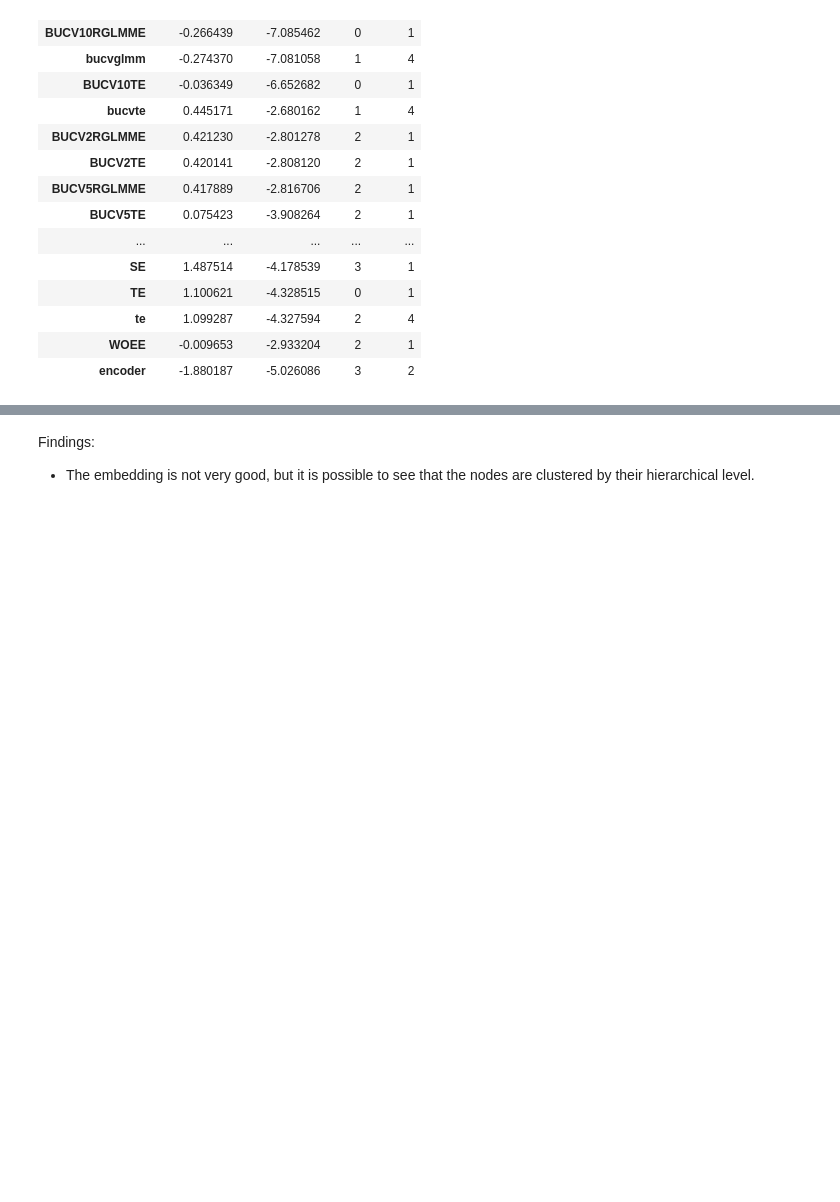
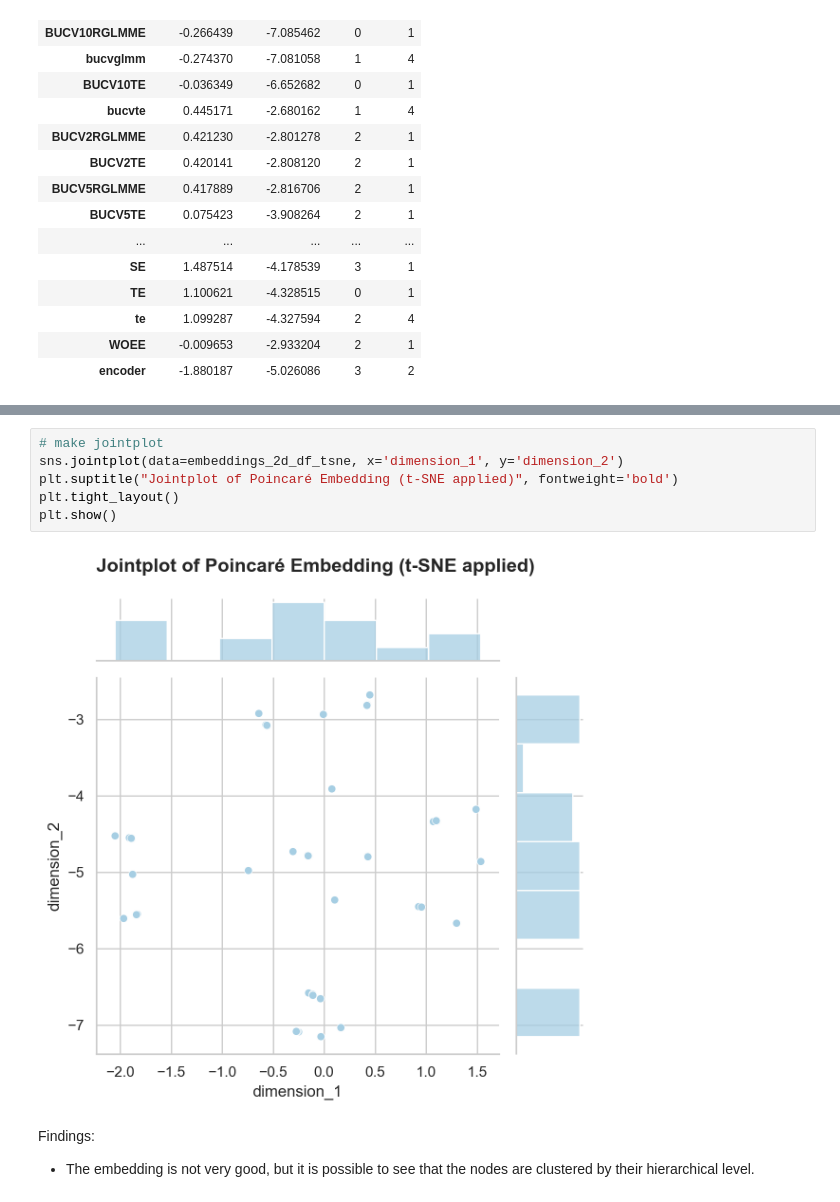
Before and after one commit to nina-prog/meta-learning-for-encoder-selection, a Jupyter notebook: notebooks/week09/week09-encoding-of-encoders.ipynb, the cells around one changed output, grey strips where cells are left out. Saved outputs shown, nothing was run; the diff lists cells and outputs as text; blank space fills up the shorter version.

Commit message:
Add jointplots

```diff
--- a/notebooks/week09/week09-encoding-of-encoders.ipynb
+++ b/notebooks/week09/week09-encoding-of-encoders.ipynb
@@ -430,3 +430,11 @@ plot_embeddigs(levels=[0, 1, 2, 3, 4], data=embeddings_2d_df_tsne, subtitle='\n'
+# %%
+# make jointplot
+sns.jointplot(data=embeddings_2d_df_tsne, x='dimension_1', y='dimension_2')
+plt.suptitle("Jointplot of Poincaré Embedding (t-SNE applied)", fontweight='bold')
+plt.tight_layout()
+plt.show()
+# %% [output]
+[figure, added]
 # %% [markdown]
 Findings:
 * The embedding is not very good, but it is possible to see that the nodes are clustered by their hierarchical level.
```
Also changed, not shown: parts of 4 cells of this notebook.
